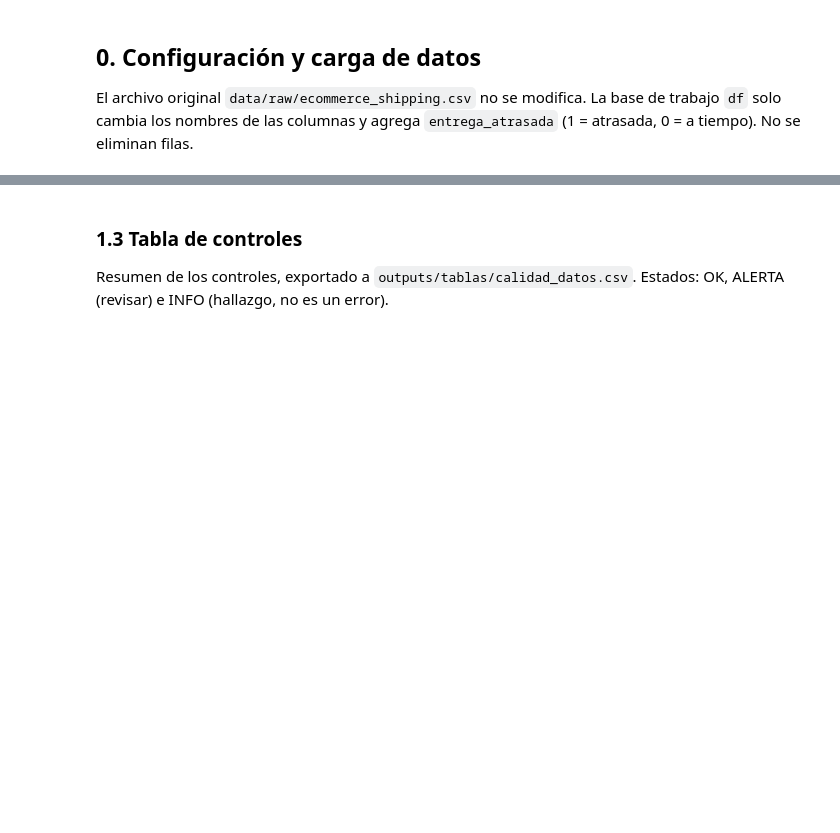
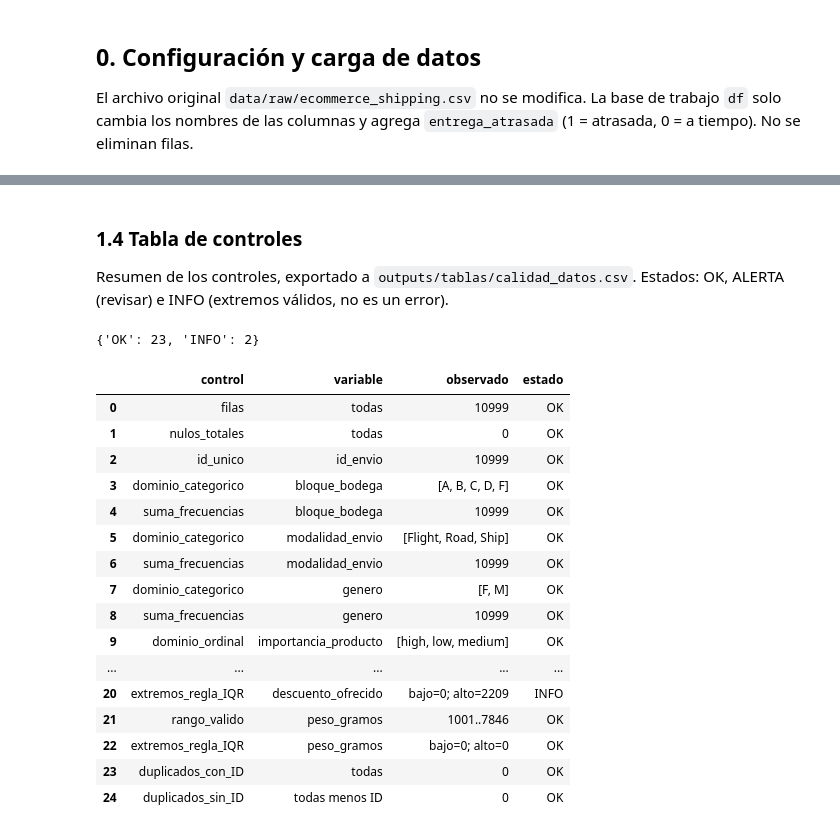
Before and after one commit to joserodriguezc/grupo_1_estadistica_computacional, a Jupyter notebook: notebooks/formativa_1.ipynb, the cells around one changed output, grey strips where cells are left out. Drawn from its saved outputs; the diff is of its cells as text; code cells hidden in the pictures; blank space fills up the shorter version.

```diff
--- a/notebooks/formativa_1.ipynb
+++ b/notebooks/formativa_1.ipynb
@@ -75,7 +284,7 @@ for nombre, grupo in [('Descuento > 10', desc_alto), ('Peso entre 2.001 y 4.000
 # %% [markdown]
-### 1.3 Tabla de controles
+### 1.4 Tabla de controles
 Resumen de los controles, exportado a `outputs/tablas/calidad_datos.csv`. Estados: OK, ALERTA (revisar) e
-INFO (hallazgo, no es un error).
+INFO (extremos válidos, no es un error).
 # %%
 filas = []
 def control(nombre, variable, esperado, observado, ok, detalle=''):
@@ -90,37 +299,49 @@ for v, esperado in dominios.items():
     obs = sorted(df[v].unique())
     control('dominio_categorico', v, esperado, obs, obs == esperado, 'F no se recodifica a E' if v == 'bloque_bodega' else '')
     control('suma_frecuencias', v, n, int(df[v].value_counts().sum()), df[v].value_counts().sum() == n)
 
 obs = sorted(df['importancia_producto'].dropna().astype(str).unique())
 control('dominio_ordinal', 'importancia_producto', 'low<medium<high', obs, obs == ['high', 'low', 'medium'])
 control('dominio_ordinal', 'calificacion_cliente', '1..5', f"{df['calificacion_cliente'].min()}..{df['calificacion_cliente'].max()}", df['calificacion_cliente'].between(1, 5).all())
 control('resultado_binario', TARGET, '{0,1}', sorted(df[TARGET].unique().tolist()), set(df[TARGET]) <= {0, 1},
         f"1 (atrasada)={df[TARGET].sum()}; 0 (a tiempo)={(df[TARGET] == 0).sum()}")
 control('alias_igual_original', TARGET, 0, int((df[TARGET] != raw['Reached.on.Time_Y.N']).sum()), (df[TARGET] == raw['Reached.on.Time_Y.N']).all())
 
 numericas = ['llamadas_atencion', 'costo_producto', 'compras_previas', 'descuento_ofrecido', 'peso_gramos']
 for v in numericas:
     s = df[v]
     q1, q3 = s.quantile([0.25, 0.75])
     bajo, alto = int((s < q1 - 1.5 * (q3 - q1)).sum()), int((s > q3 + 1.5 * (q3 - q1)).sum())
     control('rango_valido', v, '>0', f'{s.min()}..{s.max()}', (s > 0).all())
     filas.append(('extremos_regla_IQR', v, 'conservar', f'bajo={bajo}; alto={alto}', 'INFO' if bajo + alto else 'OK',
                   'Valores válidos; no se eliminan' if bajo + alto else ''))
 
 control('duplicados_con_ID', 'todas', 0, int(raw.duplicated().sum()), not raw.duplicated().any())
 control('duplicados_sin_ID', 'todas menos ID', 0, int(raw.duplicated(subset=sin_id).sum()), not raw.duplicated(subset=sin_id).any(),
         'Perfiles idénticos no se eliminan automáticamente')
 
-for nombre, var, etiqueta, grupo, detalle in [
-        ('hallazgo_descuento', 'descuento_ofrecido', 'descuento>10', desc_alto, 'Exploratorio. Posible variable posterior al resultado; unidad no especificada'),
-        ('hallazgo_peso', 'peso_gramos', 'peso 2001-4000 g', peso_medio, 'Exploratorio. Distribución con hueco entre 2.000 y 4.000 g')]:
-    obs = (f"{etiqueta}: n={grupo.sum()}, atraso={df.loc[grupo, TARGET].mean():.3f}; "
-           f"resto: n={(~grupo).sum()}, atraso={df.loc[~grupo, TARGET].mean():.3f}")
-    filas.append((nombre, var, '-', obs, 'INFO', detalle))
-
 calidad = pd.DataFrame(filas, columns=['control', 'variable', 'esperado', 'observado', 'estado', 'detalle'])
 (RAIZ / 'outputs/tablas').mkdir(parents=True, exist_ok=True)
 calidad.to_csv(RAIZ / 'outputs/tablas/calidad_datos.csv', index=False, encoding='utf-8')
 
 print(calidad['estado'].value_counts().to_dict())
 calidad[['control', 'variable', 'observado', 'estado']]
+# %% [output]
+{'OK': 23, 'INFO': 2}
+|  | control | variable | observado | estado |
+| 0 | filas | todas | 10999 | OK |
+| 1 | nulos_totales | todas | 0 | OK |
+| 2 | id_unico | id_envio | 10999 | OK |
+| 3 | dominio_categorico | bloque_bodega | [A, B, C, D, F] | OK |
+| 4 | suma_frecuencias | bloque_bodega | 10999 | OK |
+| 5 | dominio_categorico | modalidad_envio | [Flight, Road, Ship] | OK |
+| 6 | suma_frecuencias | modalidad_envio | 10999 | OK |
+| 7 | dominio_categorico | genero | [F, M] | OK |
+| 8 | suma_frecuencias | genero | 10999 | OK |
+| 9 | dominio_ordinal | importancia_producto | [high, low, medium] | OK |
+| ... | ... | ... | ... | ... |
+| 20 | extremos_regla_IQR | descuento_ofrecido | bajo=0; alto=2209 | INFO |
+| 21 | rango_valido | peso_gramos | 1001..7846 | OK |
+| 22 | extremos_regla_IQR | peso_gramos | bajo=0; alto=0 | OK |
+| 23 | duplicados_con_ID | todas | 0 | OK |
+| 24 | duplicados_sin_ID | todas menos ID | 0 | OK |
```
Also changed, not shown: parts of 19 cells of this notebook, 11 other files.
